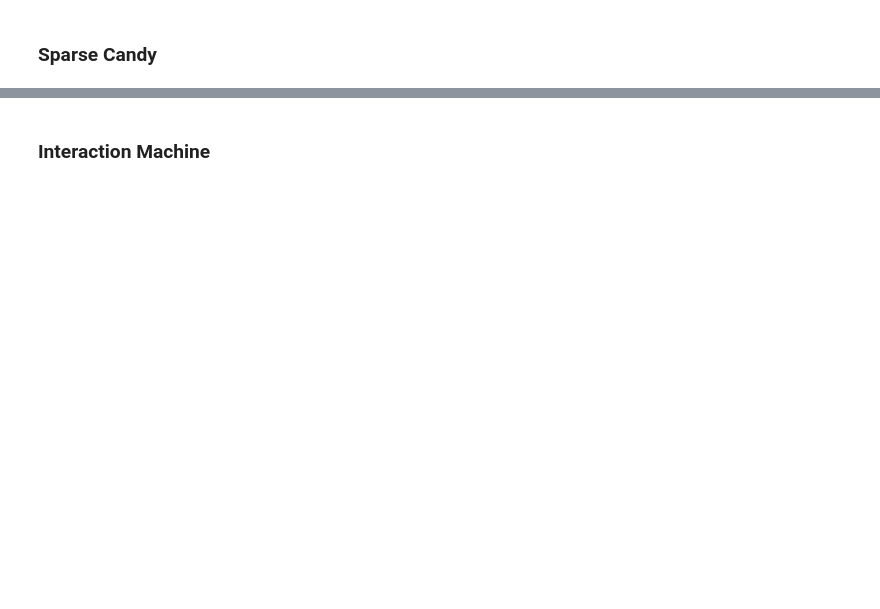
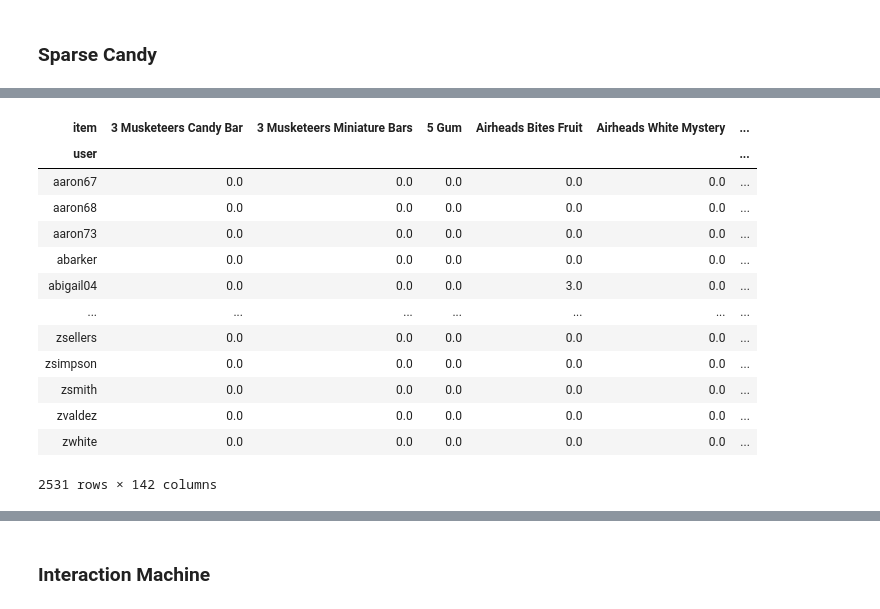
Before and after one commit to maxhumber/BRE, a Jupyter notebook: 02-lightfm.ipynb, the cells around one changed output, grey strips where cells are left out. Cells and saved outputs as stored; diff of their text form; code cells hidden in the pictures; blank space fills up the shorter version.

```diff
--- a/02-lightfm.ipynb
+++ b/02-lightfm.ipynb
@@ -161,0 +208,19 @@ df.sample(5)
+# %%
+# don't do this!
+
+df.pivot_table(index='user', columns='item', values='review').fillna(0)
+# %% [output]
+| item | 3 Musketeers Candy Bar | 3 Musketeers Miniature Bars | 5 Gum | Airheads Bites Fruit | Airheads White Mystery | ... |
+| user |  |  |  |  |  | ... |
+| aaron67 | 0.0 | 0.0 | 0.0 | 0.0 | 0.0 | ... |
+| aaron68 | 0.0 | 0.0 | 0.0 | 0.0 | 0.0 | ... |
+| aaron73 | 0.0 | 0.0 | 0.0 | 0.0 | 0.0 | ... |
+| abarker | 0.0 | 0.0 | 0.0 | 0.0 | 0.0 | ... |
+| abigail04 | 0.0 | 0.0 | 0.0 | 3.0 | 0.0 | ... |
+| ... | ... | ... | ... | ... | ... | ... |
+| zsellers | 0.0 | 0.0 | 0.0 | 0.0 | 0.0 | ... |
+| zsimpson | 0.0 | 0.0 | 0.0 | 0.0 | 0.0 | ... |
+| zsmith | 0.0 | 0.0 | 0.0 | 0.0 | 0.0 | ... |
+| zvaldez | 0.0 | 0.0 | 0.0 | 0.0 | 0.0 | ... |
+| zwhite | 0.0 | 0.0 | 0.0 | 0.0 | 0.0 | ... |
+2531 rows × 142 columns
```
Also changed, not shown: parts of 52 cells of this notebook, 25 other files.
